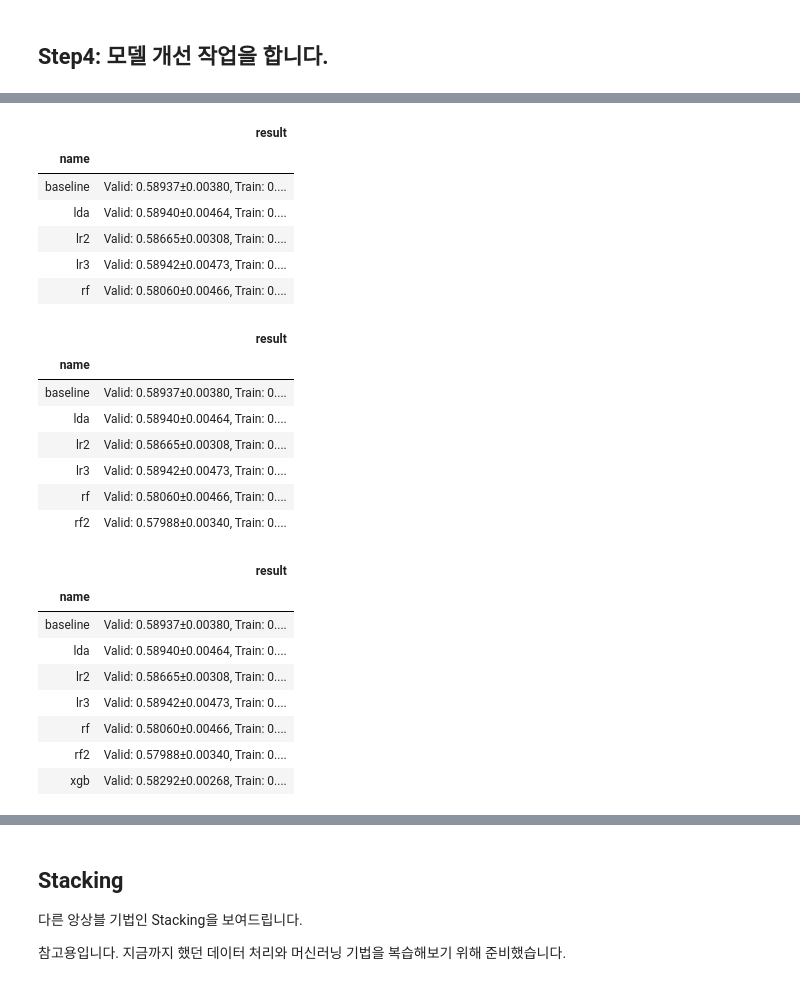
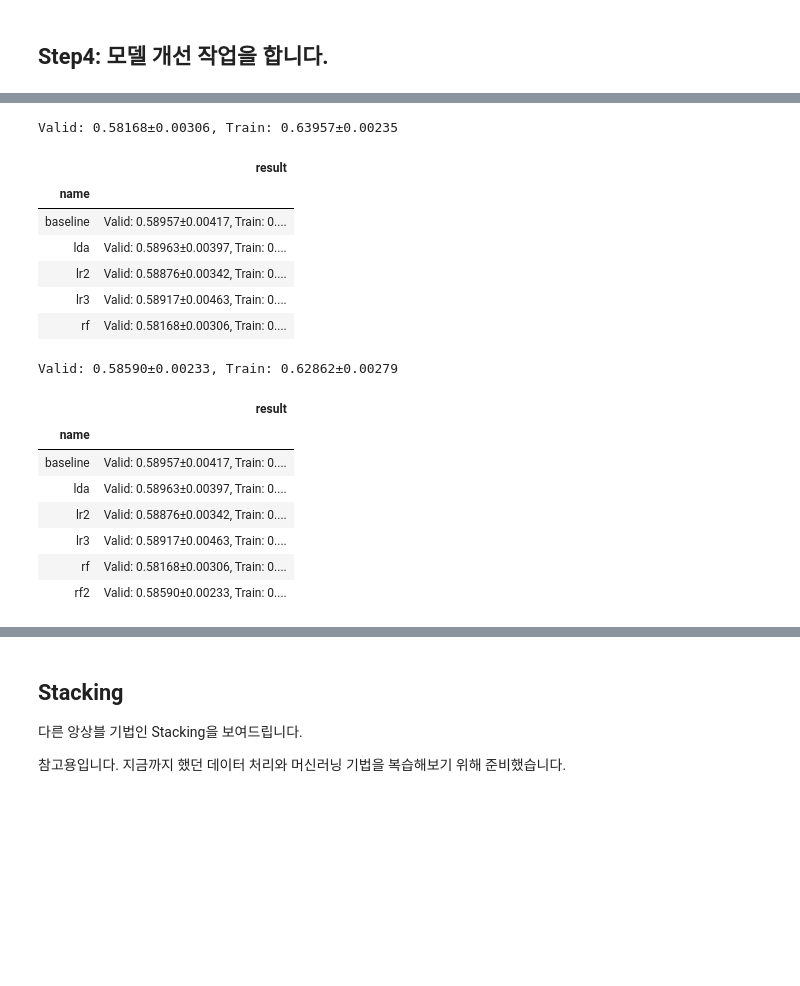
Before and after one commit to sunkusun9/DS_lv3_2411, a Jupyter notebook: sec_ds_lv3_prob1_kaggle.ipynb, the cells around one changed output, grey strips where cells are left out. Cells and saved outputs as stored; diff of their text form; code cells hidden in the pictures; blank space fills up the shorter version.

```diff
--- a/sec_ds_lv3_prob1_kaggle.ipynb
+++ b/sec_ds_lv3_prob1_kaggle.ipynb
@@ -258,15 +258,16 @@ def eval_model(model_name, model):
         model_name: str, 모델의 이름,
         model: sklearn object, 모델 인스턴스
     """
-    result = cross_validate(
+    cv_result = cross_validate(
         model, df_train[X_all], df_train['failure'], scoring='roc_auc', cv=gcv, groups=df_train['product_code'],
         return_train_score=True
     )
-    result_str = 'Valid: {:.5f}±{:.5f}, Train: {:.5f}±{:.5f}'.format(
-        result['test_score'].mean(), result['test_score'].std(),
-        result['train_score'].mean(), result['train_score'].std()
+    result = "Valid: {:.5f}±{:.5f}, Train: {:.5f}±{:.5f}".format(
+        np.mean(cv_result['test_score']), np.std(cv_result['test_score']),
+        np.mean(cv_result['train_score']), np.std(cv_result['train_score'])
     )
-    s_hist.append(pd.Series([model_name, result_str], index=['name', 'result']))
+    print(result)
+    s_hist.append(pd.Series([model_name, result], index=['name', 'result']))
     display(pd.DataFrame(s_hist).groupby('name').last())
 
 # 모델 선택 루틴입니다. (Step 3)
@@ -283,7 +284,10 @@ def select_model(model):
     """
     model.fit(df_train[X_all], df_train['failure'])
     prd = model.predict_proba(df_test[X_all])[:, 1]
-    pd.DataFrame({'id': df_test.index, 'failure': prd}).to_csv('answer6.csv', index=None)
+    pd.DataFrame({
+        'id': df_test.index,
+        'failure': prd
+    }, index=None).to_csv('answer6.csv', index=None)
     return prd
 # %% [markdown]
 ## Step2: Baseline 모델을 만듭니다.
@@ -411,62 +420,41 @@ from sklearn.ensemble import RandomForestClassifier
 ct = ColumnTransformer([
     ('pt', 'passthrough', ['loading', 'na_1', 'na_2'] + ['measurement_{}'.format(i) for i in range(18)])
 ])
-# TODO-with 파라메터 튜닝: max_features
+# 파라메터 튜닝: max_features
 clf_rf = make_pipeline(ct, RandomForestClassifier(
-    n_estimators=100, max_depth=6, min_samples_split=512, random_state=123
+    n_estimators=100, max_depth=6, min_samples_split=512, random_state=123, max_features = 0.75
 ))
 eval_model('rf', clf_rf)
 # %% [output]
+Valid: 0.58168±0.00306, Train: 0.63957±0.00235
 |  | result |
 | name |  |
-| baseline | Valid: 0.58937±0.00380, Train: 0.... |
-| lda | Valid: 0.58940±0.00464, Train: 0.... |
-| lr2 | Valid: 0.58665±0.00308, Train: 0.... |
-| lr3 | Valid: 0.58942±0.00473, Train: 0.... |
-| rf | Valid: 0.58060±0.00466, Train: 0.... |
+| baseline | Valid: 0.58957±0.00417, Train: 0.... |
+| lda | Valid: 0.58963±0.00397, Train: 0.... |
+| lr2 | Valid: 0.58876±0.00342, Train: 0.... |
+| lr3 | Valid: 0.58917±0.00463, Train: 0.... |
+| rf | Valid: 0.58168±0.00306, Train: 0.... |
 # %%
 # RF: RandomForestClassifier + LinearDiscriminantAnalysis
 
 from sklearn.discriminant_analysis import LinearDiscriminantAnalysis
 from sklearn.ensemble import RandomForestClassifier
 
 ct = ColumnTransformer([
-    # TODO-with: 표준화 + LDA 변환
-    ('std_lda', 'passthrough', ['measurement_{}'.format(i) for i in range(18)]),
+    ('std_lda', make_pipeline(StandardScaler(), LinearDiscriminantAnalysis()), ['measurement_{}'.format(i) for i in range(18)]),
     ('pt', 'passthrough', ['loading', 'na_1', 'na_2'])
 ])
 clf_rf2 = make_pipeline(ct, RandomForestClassifier(
     n_estimators=100, max_depth=6, min_samples_split=512, random_state=123, max_features=0.75
 ))
 eval_model('rf2', clf_rf2)
 # %% [output]
+Valid: 0.58590±0.00233, Train: 0.62862±0.00279
 |  | result |
 | name |  |
-| baseline | Valid: 0.58937±0.00380, Train: 0.... |
-| lda | Valid: 0.58940±0.00464, Train: 0.... |
-| lr2 | Valid: 0.58665±0.00308, Train: 0.... |
-| lr3 | Valid: 0.58942±0.00473, Train: 0.... |
-| rf | Valid: 0.58060±0.00466, Train: 0.... |
-| rf2 | Valid: 0.57988±0.00340, Train: 0.... |
+| baseline | Valid: 0.58957±0.00417, Train: 0.... |
+| lda | Valid: 0.58963±0.00397, Train: 0.... |
+| lr2 | Valid: 0.58876±0.00342, Train: 0.... |
+| lr3 | Valid: 0.58917±0.00463, Train: 0.... |
+| rf | Valid: 0.58168±0.00306, Train: 0.... |
+| rf2 | Valid: 0.58590±0.00233, Train: 0.... |
-# %%
-# XGB: XGBoost
-import xgboost as xgb
-ct = ColumnTransformer([
-    ('pt', 'passthrough', ['loading', 'na_1', 'na_2'] + ['measurement_{}'.format(i) for i in range(18)])
-])
-# TODO-with 파라메터 튜닝: subsample
-clf_xgb = xgb.XGBClassifier(
-    n_estimators=300, learning_rate=0.01, colsample_bytree=0.85 # colsample_bytree = max_features
-)
-clf_xgb = make_pipeline(ct, clf_xgb)
-eval_model('xgb', clf_xgb)
-# %% [output]
-|  | result |
-| name |  |
-| baseline | Valid: 0.58937±0.00380, Train: 0.... |
-| lda | Valid: 0.58940±0.00464, Train: 0.... |
-| lr2 | Valid: 0.58665±0.00308, Train: 0.... |
-| lr3 | Valid: 0.58942±0.00473, Train: 0.... |
-| rf | Valid: 0.58060±0.00466, Train: 0.... |
-| rf2 | Valid: 0.57988±0.00340, Train: 0.... |
-| xgb | Valid: 0.58292±0.00268, Train: 0.... |
```
Also changed, not shown: parts of 19 cells of this notebook.
